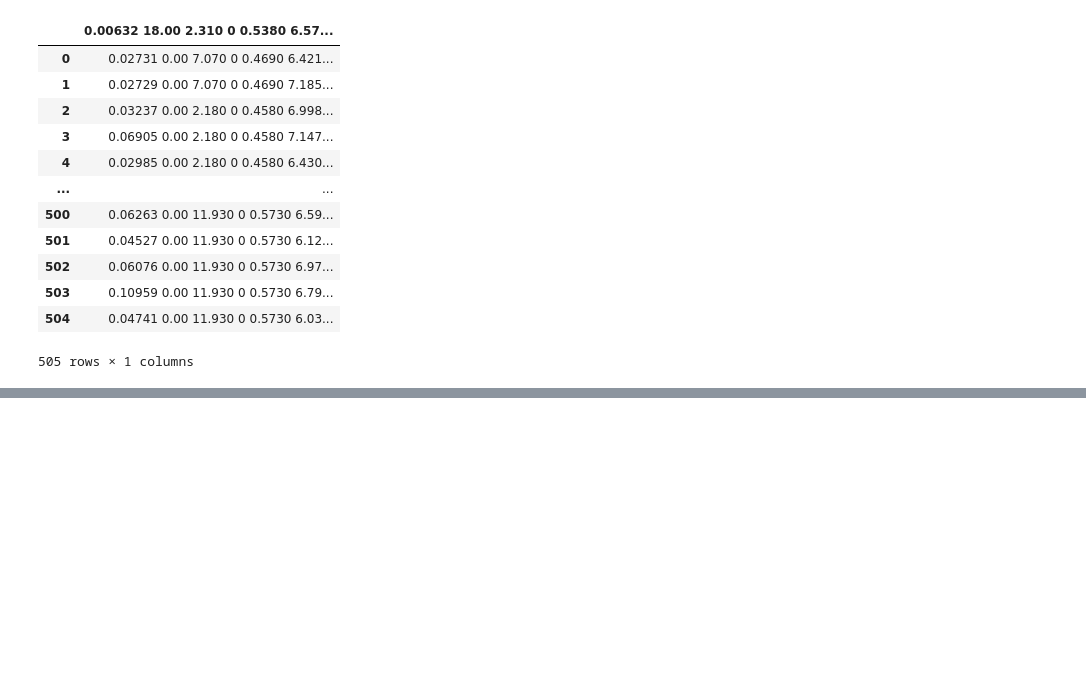
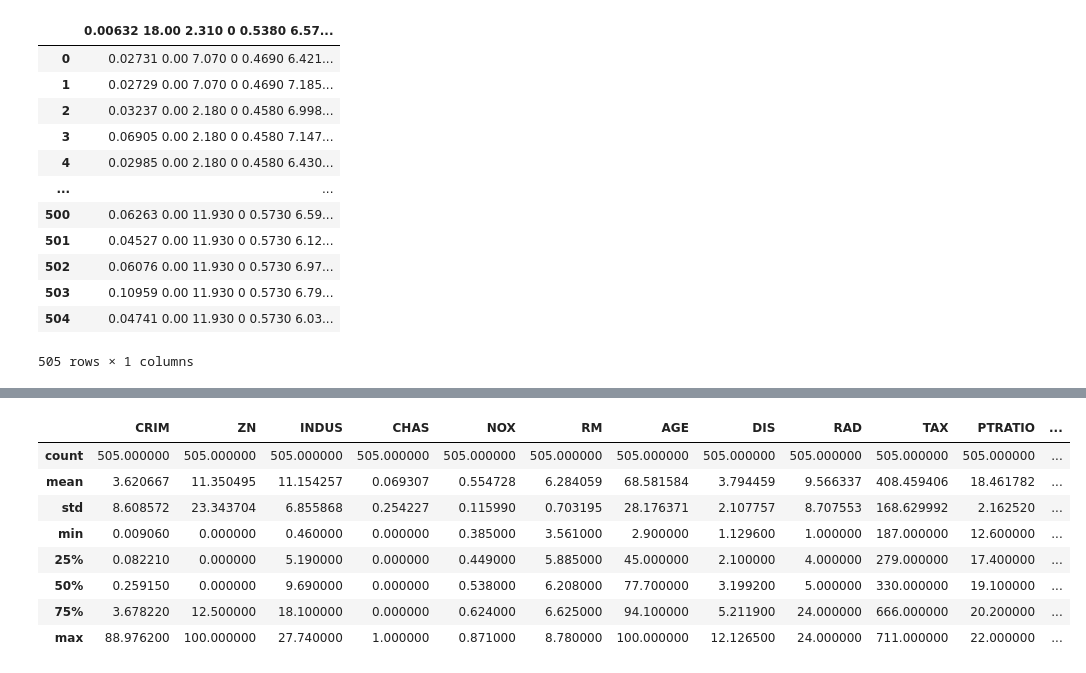
Before and after one commit to cesarcarrascog/data-science-portfolio, a Jupyter notebook: Linear Regression/home_price_forecasting.ipynb, the cells around one changed output, grey strips where cells are left out. Cells and saved outputs as stored; diff of their text form; code cells hidden in the pictures; blank space fills up the shorter version.

```diff
--- a/Linear Regression/home_price_forecasting.ipynb
+++ b/Linear Regression/home_price_forecasting.ipynb
@@ -50,3 +57,15 @@ df
 | 503 | 0.10959 | 0.0 | 11.93 | 0 | 0.573 | 6.794 | 89.3 | 2.3889 | 1 | 273.0 | 21.0 | ... |
 | 504 | 0.04741 | 0.0 | 11.93 | 0 | 0.573 | 6.030 | 80.8 | 2.5050 | 1 | 273.0 | 21.0 | ... |
 505 rows × 14 columns
+# %%
+df.describe()
+# %% [output]
+|  | CRIM | ZN | INDUS | CHAS | NOX | RM | AGE | DIS | RAD | TAX | PTRATIO | ... |
+| count | 505.000000 | 505.000000 | 505.000000 | 505.000000 | 505.000000 | 505.000000 | 505.000000 | 505.000000 | 505.000000 | 505.000000 | 505.000000 | ... |
+| mean | 3.620667 | 11.350495 | 11.154257 | 0.069307 | 0.554728 | 6.284059 | 68.581584 | 3.794459 | 9.566337 | 408.459406 | 18.461782 | ... |
+| std | 8.608572 | 23.343704 | 6.855868 | 0.254227 | 0.115990 | 0.703195 | 28.176371 | 2.107757 | 8.707553 | 168.629992 | 2.162520 | ... |
+| min | 0.009060 | 0.000000 | 0.460000 | 0.000000 | 0.385000 | 3.561000 | 2.900000 | 1.129600 | 1.000000 | 187.000000 | 12.600000 | ... |
+| 25% | 0.082210 | 0.000000 | 5.190000 | 0.000000 | 0.449000 | 5.885000 | 45.000000 | 2.100000 | 4.000000 | 279.000000 | 17.400000 | ... |
+| 50% | 0.259150 | 0.000000 | 9.690000 | 0.000000 | 0.538000 | 6.208000 | 77.700000 | 3.199200 | 5.000000 | 330.000000 | 19.100000 | ... |
+| 75% | 3.678220 | 12.500000 | 18.100000 | 0.000000 | 0.624000 | 6.625000 | 94.100000 | 5.211900 | 24.000000 | 666.000000 | 20.200000 | ... |
+| max | 88.976200 | 100.000000 | 27.740000 | 1.000000 | 0.871000 | 8.780000 | 100.000000 | 12.126500 | 24.000000 | 711.000000 | 22.000000 | ... |
```
Also changed, not shown: parts of 5 cells of this notebook.
